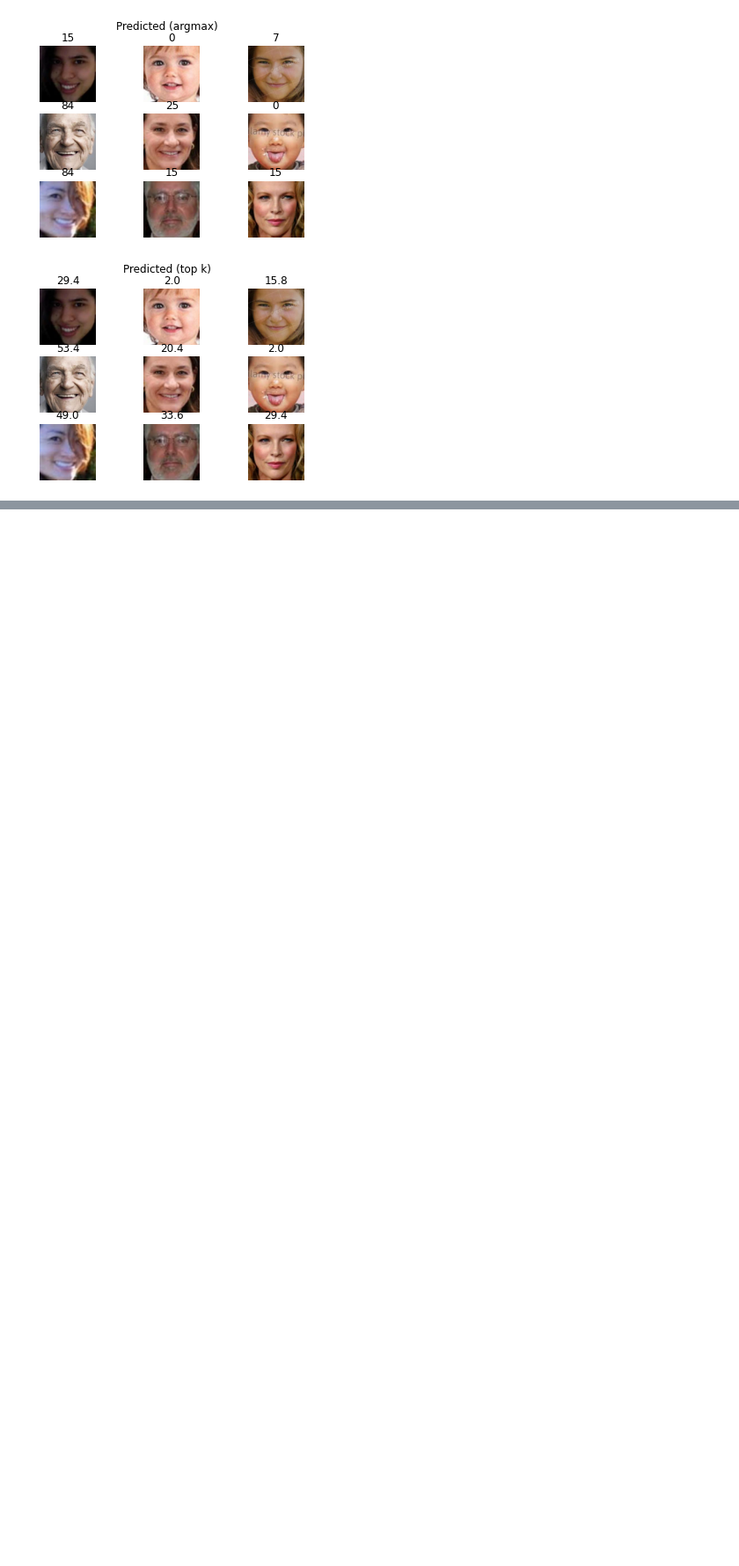
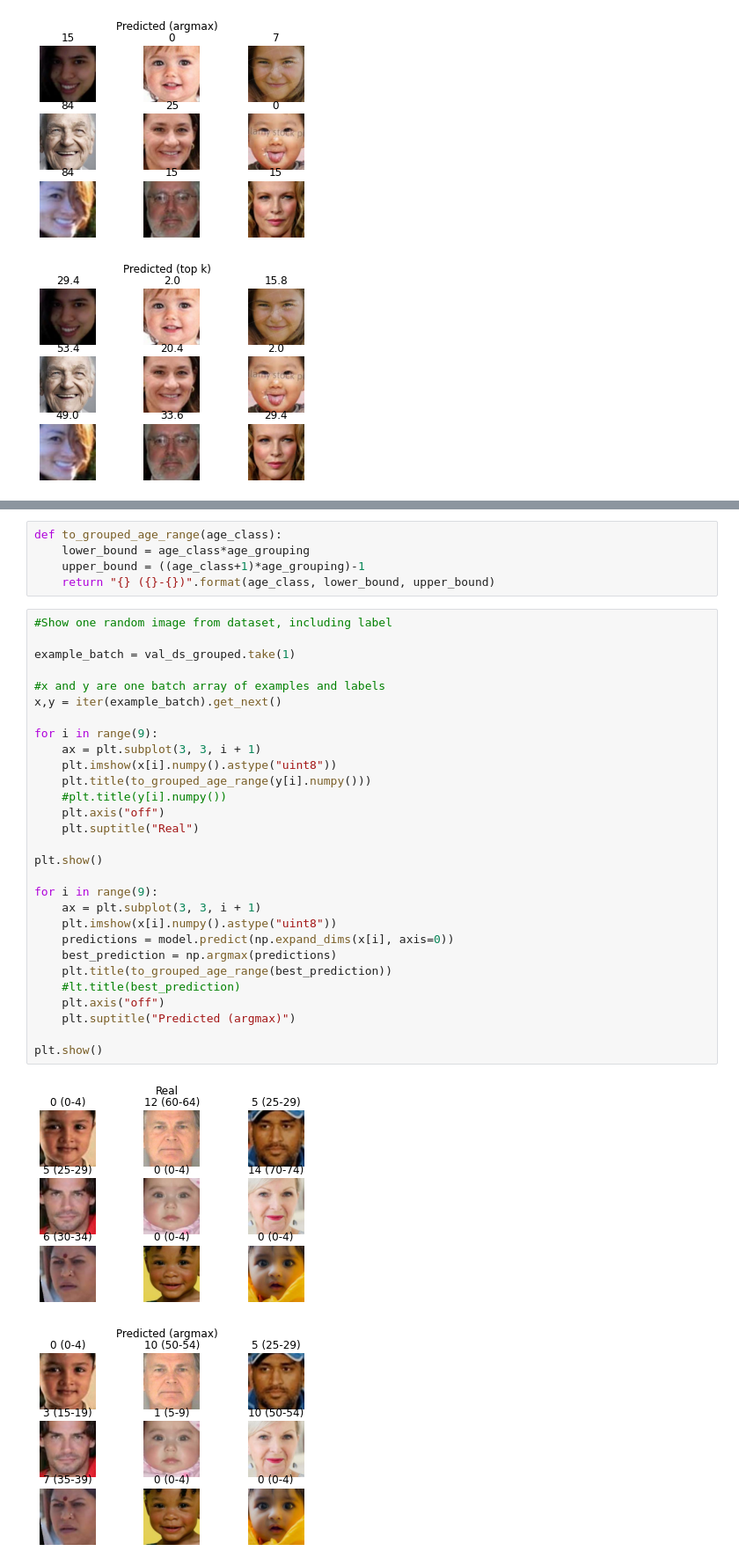
Before and after one commit to opencampus-sh/project_template_folder, a Jupyter notebook: code/Project_Notebook.ipynb, the cells around one changed output, grey strips where cells are left out. Shown at 88% size. Saved outputs shown, nothing was run; the diff lists cells and outputs as text; blank space fills up the shorter version.

```diff
--- a/code/Project_Notebook.ipynb
+++ b/code/Project_Notebook.ipynb
@@ -440,0 +540,37 @@ plt.show()
+# %%
+def to_grouped_age_range(age_class):
+    lower_bound = age_class*age_grouping
+    upper_bound = ((age_class+1)*age_grouping)-1
+    return "{} ({}-{})".format(age_class, lower_bound, upper_bound)
+# %%
+#Show one random image from dataset, including label
+
+example_batch = val_ds_grouped.take(1)
+
+#x and y are one batch array of examples and labels
+x,y = iter(example_batch).get_next()
+
+for i in range(9):
+    ax = plt.subplot(3, 3, i + 1)
+    plt.imshow(x[i].numpy().astype("uint8"))
+    plt.title(to_grouped_age_range(y[i].numpy()))
+    #plt.title(y[i].numpy())
+    plt.axis("off")
+    plt.suptitle("Real")
+
+plt.show()
+
+for i in range(9):
+    ax = plt.subplot(3, 3, i + 1)
+    plt.imshow(x[i].numpy().astype("uint8"))
+    predictions = model.predict(np.expand_dims(x[i], axis=0))
+    best_prediction = np.argmax(predictions)
+    plt.title(to_grouped_age_range(best_prediction))
+    #lt.title(best_prediction)
+    plt.axis("off")
+    plt.suptitle("Predicted (argmax)")
+
+plt.show()
+# %% [output]
+[figure, added]
+[figure, added]
```
Also changed, not shown: parts of 7 cells of this notebook.
